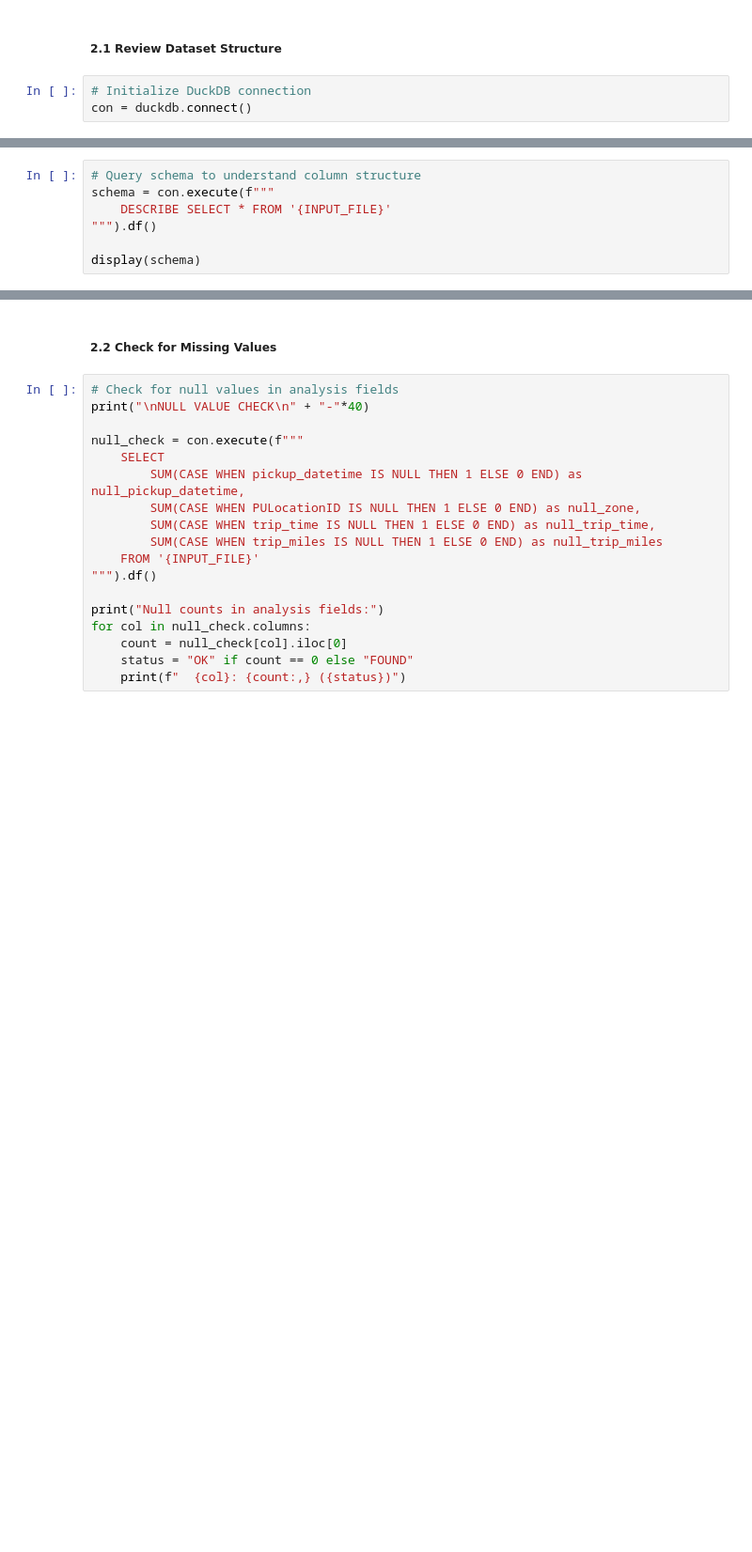
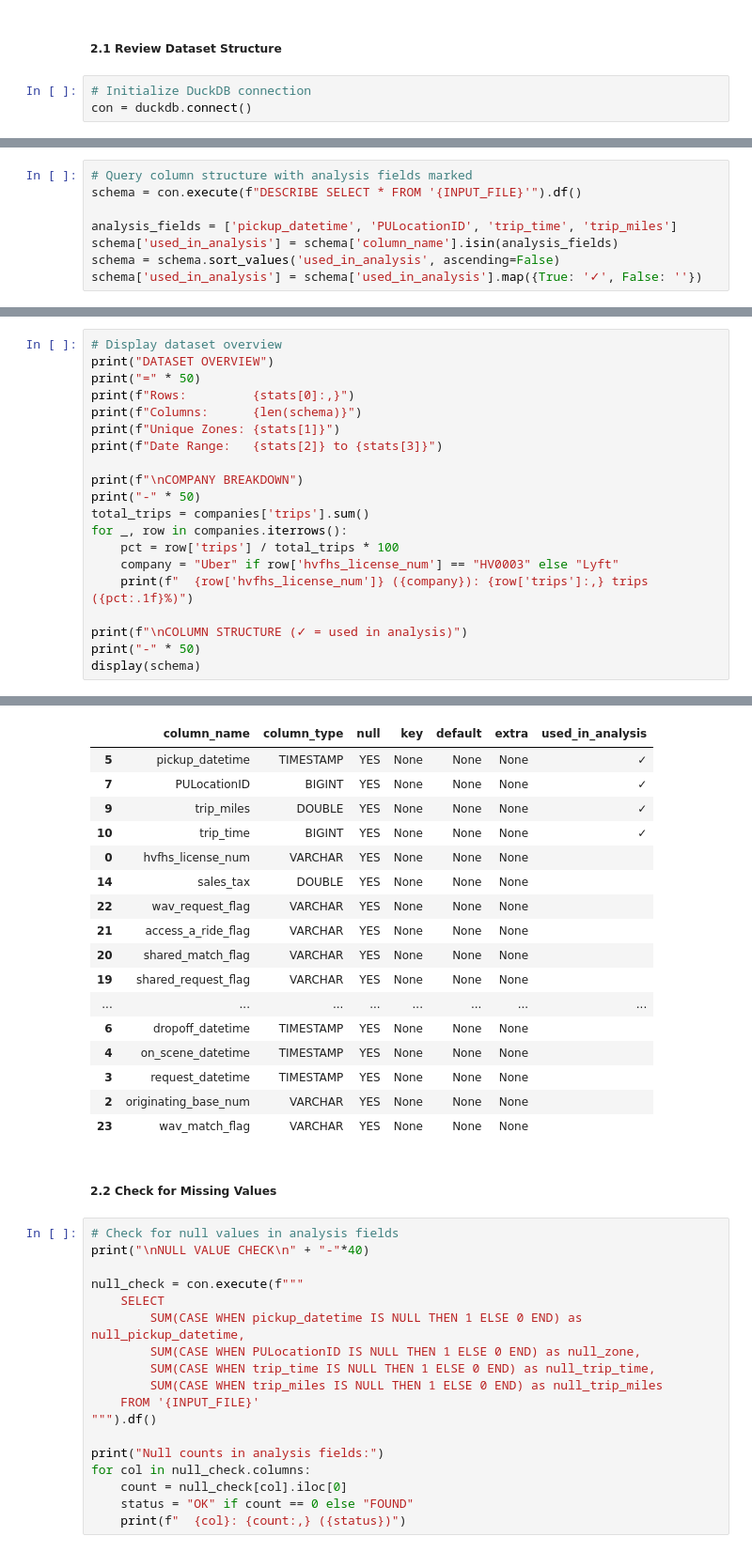
Before and after one commit to KRFlowers/nyc-fhv-rideshare-forecasting, a Jupyter notebook: notebooks/02_exploratory_analysis.ipynb, the cells around one changed output, grey strips where cells are left out. Shown at 94% size. Cells and saved outputs as stored; diff of their text form; blank space fills up the shorter version.

```diff
--- a/notebooks/02_exploratory_analysis.ipynb
+++ b/notebooks/02_exploratory_analysis.ipynb
@@ -167,7 +126,8 @@ Date Range:   2022-01-01 00:00:00 to 2024-12-31 23:59:59
 # %%
-# Query schema to understand column structure
-schema = con.execute(f"""
-    DESCRIBE SELECT * FROM '{INPUT_FILE}'
-""").df()
+# Query column structure with analysis fields marked
+schema = con.execute(f"DESCRIBE SELECT * FROM '{INPUT_FILE}'").df()
 
-display(schema)
+analysis_fields = ['pickup_datetime', 'PULocationID', 'trip_time', 'trip_miles']
+schema['used_in_analysis'] = schema['column_name'].isin(analysis_fields)
+schema = schema.sort_values('used_in_analysis', ascending=False)
+schema['used_in_analysis'] = schema['used_in_analysis'].map({True: '✓', False: ''})
@@ -216,0 +146,21 @@ COMPANY BREAKDOWN
+# %%
+# Display dataset overview
+print("DATASET OVERVIEW")
+print("=" * 50)
+print(f"Rows:         {stats[0]:,}")
+print(f"Columns:      {len(schema)}")
+print(f"Unique Zones: {stats[1]}")
+print(f"Date Range:   {stats[2]} to {stats[3]}")
+
+print(f"\nCOMPANY BREAKDOWN")
+print("-" * 50)
+total_trips = companies['trips'].sum()
+for _, row in companies.iterrows():
+    pct = row['trips'] / total_trips * 100
+    company = "Uber" if row['hvfhs_license_num'] == "HV0003" else "Lyft"
+    print(f"  {row['hvfhs_license_num']} ({company}): {row['trips']:,} trips ({pct:.1f}%)")
+
+print(f"\nCOLUMN STRUCTURE (✓ = used in analysis)")
+print("-" * 50)
+display(schema)
+# %% [output]
@@ -217,3 +181,20 @@ COMPANY BREAKDOWN
+|  | column_name | column_type | null | key | default | extra | used_in_analysis |
+| 5 | pickup_datetime | TIMESTAMP | YES | None | None | None | ✓ |
+| 7 | PULocationID | BIGINT | YES | None | None | None | ✓ |
+| 9 | trip_miles | DOUBLE | YES | None | None | None | ✓ |
+| 10 | trip_time | BIGINT | YES | None | None | None | ✓ |
+| 0 | hvfhs_license_num | VARCHAR | YES | None | None | None |  |
+| 14 | sales_tax | DOUBLE | YES | None | None | None |  |
+| 22 | wav_request_flag | VARCHAR | YES | None | None | None |  |
+| 21 | access_a_ride_flag | VARCHAR | YES | None | None | None |  |
+| 20 | shared_match_flag | VARCHAR | YES | None | None | None |  |
+| 19 | shared_request_flag | VARCHAR | YES | None | None | None |  |
+| ... | ... | ... | ... | ... | ... | ... | ... |
+| 6 | dropoff_datetime | TIMESTAMP | YES | None | None | None |  |
+| 4 | on_scene_datetime | TIMESTAMP | YES | None | None | None |  |
+| 3 | request_datetime | TIMESTAMP | YES | None | None | None |  |
+| 2 | originating_base_num | VARCHAR | YES | None | None | None |  |
+| 23 | wav_match_flag | VARCHAR | YES | None | None | None |  |
 # %% [markdown]
 ##### 2.2 Check for Missing Values
 # %%
```
Also changed, not shown: parts of 61 cells of this notebook.
